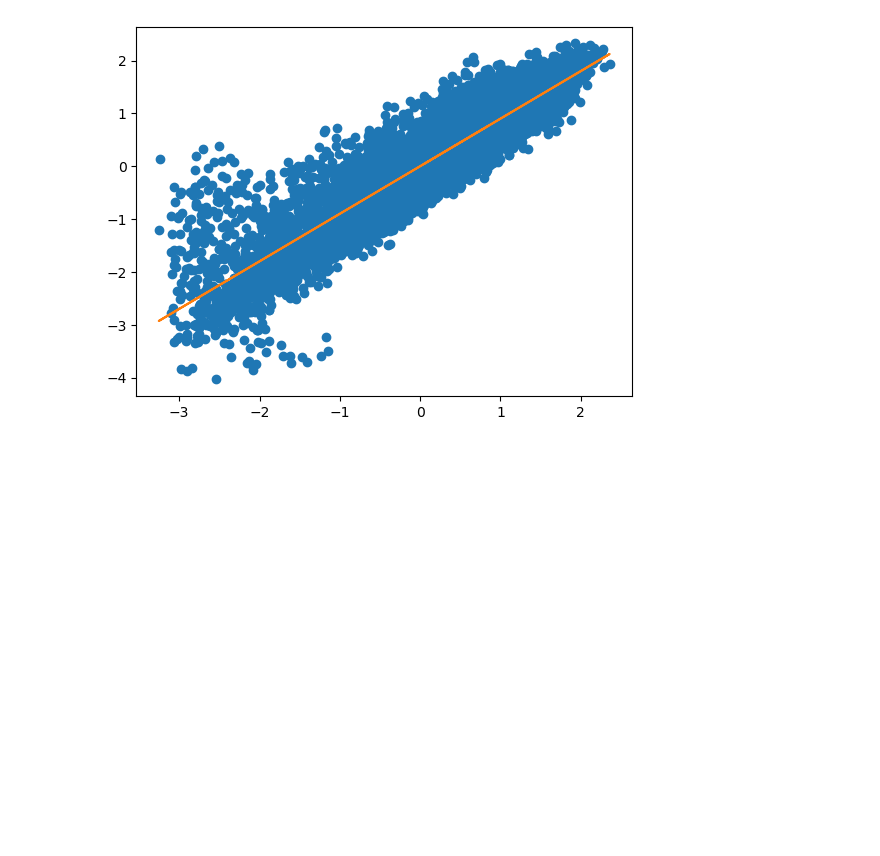
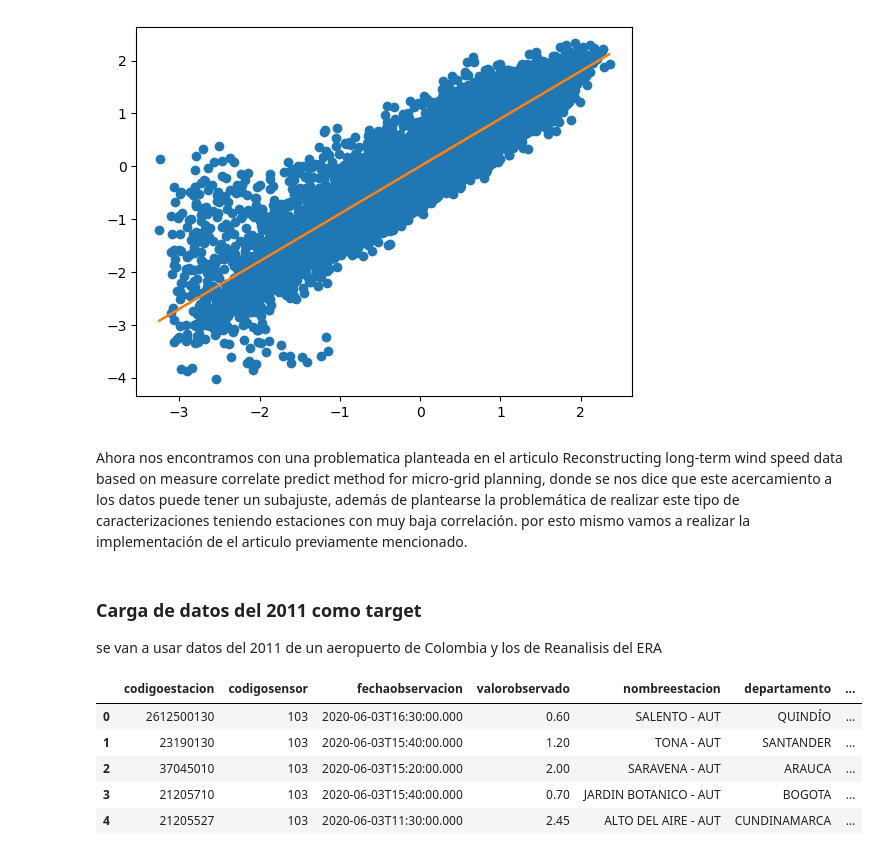
Before and after one commit to smartinezg2018/MCP, a Jupyter notebook: notebook.ipynb, the cells around one changed output. Saved outputs shown, nothing was run; the diff lists cells and outputs as text; code cells hidden in the pictures; blank space fills up the shorter version.

Commit message:
started the MCP with the reanalysis data, using airport wind speed stations

```diff
--- a/notebook.ipynb
+++ b/notebook.ipynb
@@ -142,3 +157,19 @@ plt.plot(x_training,modelLinear.predict(x_training),'C1')
 # %% [output]
 [<matplotlib.lines.Line2D at 0x...>]
 [figure]
+# %% [markdown]
+Ahora nos encontramos con una problematica planteada en el articulo Reconstructing long‑term wind speed data based on measure correlate predict method for micro‑grid planning, donde se nos dice que este acercamiento a los datos puede tener un subajuste, además de plantearse la problemática de realizar este tipo de caracterizaciones teniendo estaciones con muy baja correlación. por esto mismo vamos a realizar la implementación de el articulo previamente mencionado.
+# %% [markdown]
+<h3>Carga de datos del 2011 como target</h3>
+se van a usar datos del 2011 de un aeropuerto de Colombia y los de Reanalisis del ERA
+# %%
+# consiguiendo las coordenadas de los lugares por analisar, los datos disponibles
+df = pd.read_csv('sgfv-3yp8.csv')
+df.head()
+# %% [output]
+|  | codigoestacion | codigosensor | fechaobservacion | valorobservado | nombreestacion | departamento | ... |
+| 0 | 2612500130 | 103 | 2020-06-03T16:30:00.000 | 0.60 | SALENTO - AUT | QUINDÍO | ... |
+| 1 | 23190130 | 103 | 2020-06-03T15:40:00.000 | 1.20 | TONA - AUT | SANTANDER | ... |
+| 2 | 37045010 | 103 | 2020-06-03T15:20:00.000 | 2.00 | SARAVENA - AUT | ARAUCA | ... |
+| 3 | 21205710 | 103 | 2020-06-03T15:40:00.000 | 0.70 | JARDIN BOTANICO - AUT | BOGOTA | ... |
+| 4 | 21205527 | 103 | 2020-06-03T11:30:00.000 | 2.45 | ALTO DEL AIRE - AUT | CUNDINAMARCA | ... |
```
Also changed, not shown: parts of 9 cells of this notebook, 4 other files.
